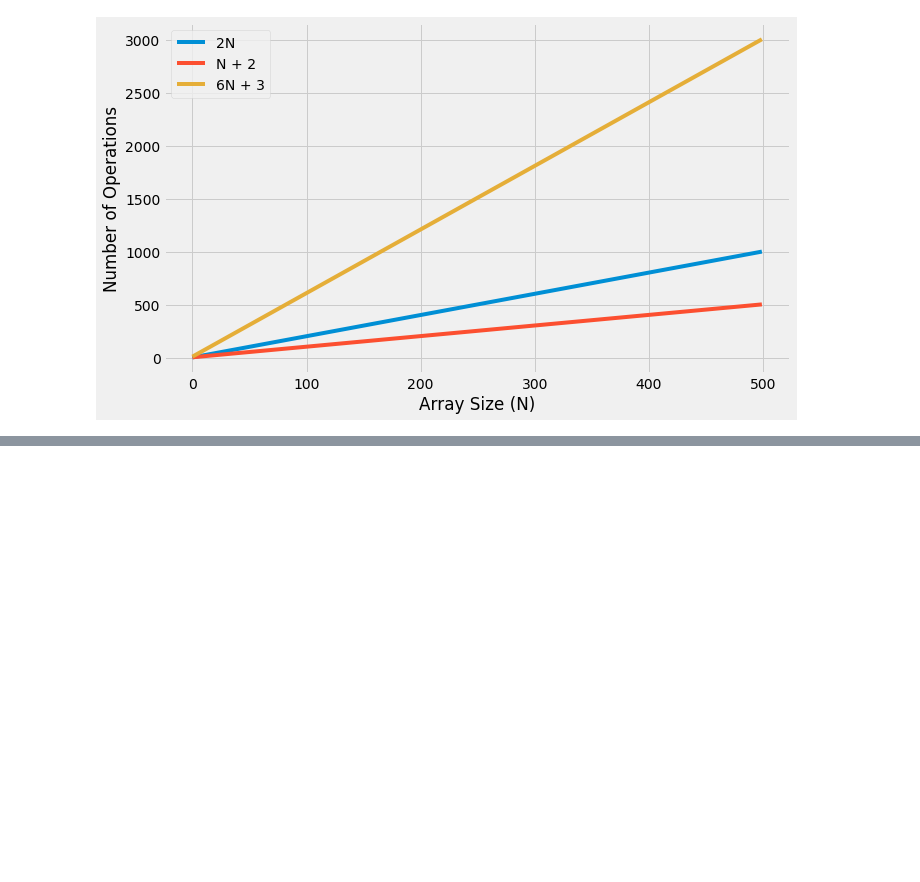
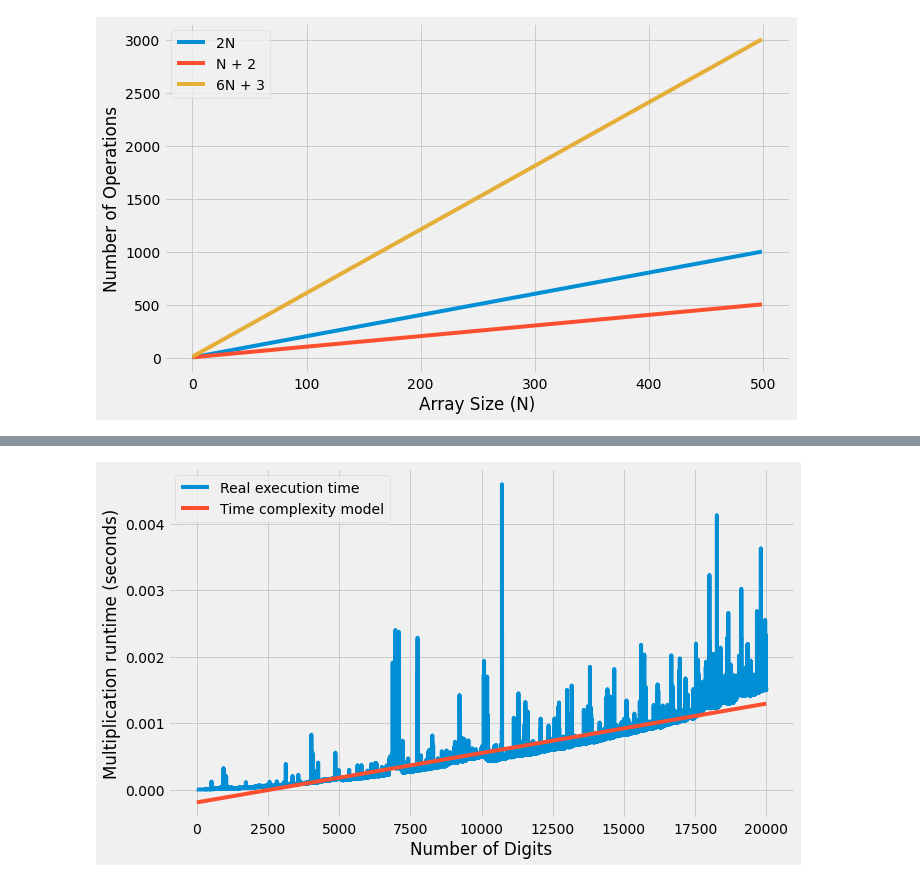
Before and after one commit to ivanovitchm/datastructure, a Jupyter notebook: lessons/week_03/complementary_notebook.ipynb, the cells around one changed output, grey strips where cells are left out. Saved outputs shown, nothing was run; the diff lists cells and outputs as text; code cells hidden in the pictures; blank space fills up the shorter version.

```diff
--- a/lessons/week_03/complementary_notebook.ipynb
+++ b/lessons/week_03/complementary_notebook.ipynb
@@ -67,0 +140,7 @@ plt.show()
+# %%
+def random_n_digits(n):
+    range_start = 10**(n-1)
+    range_end = (10**n)-1
+    return randint(range_start, range_end)
+# %%
+pairs = [(random_n_digits(i),random_n_digits(i)) for i in range (1,20000)]
@@ -67,0 +165,23 @@ plt.show()
+# %%
+times = []
+for x, y in pairs:
+    start = time.time()
+    z = x * y
+    end = time.time()
+    times.append(end - start)
+# %%
+fig, ax = plt.subplots(1,1,figsize=(10,6))
+ax.plot(times,label="Real execution time")
+ax.set_xlabel("Number of Digits")
+ax.set_ylabel("Multiplication runtime (seconds)")
+
+size = len(times)
+
+z = np.polyfit(range(0, size),times, 1)
+p = np.poly1d(z)
+
+ax.plot(range(0, size),p(range(0, size)),label="Time complexity model")
+ax.legend()
+plt.show()
+# %% [output]
+[figure, added]
```
Also changed, not shown: parts of 5 cells of this notebook, 1 other file.
